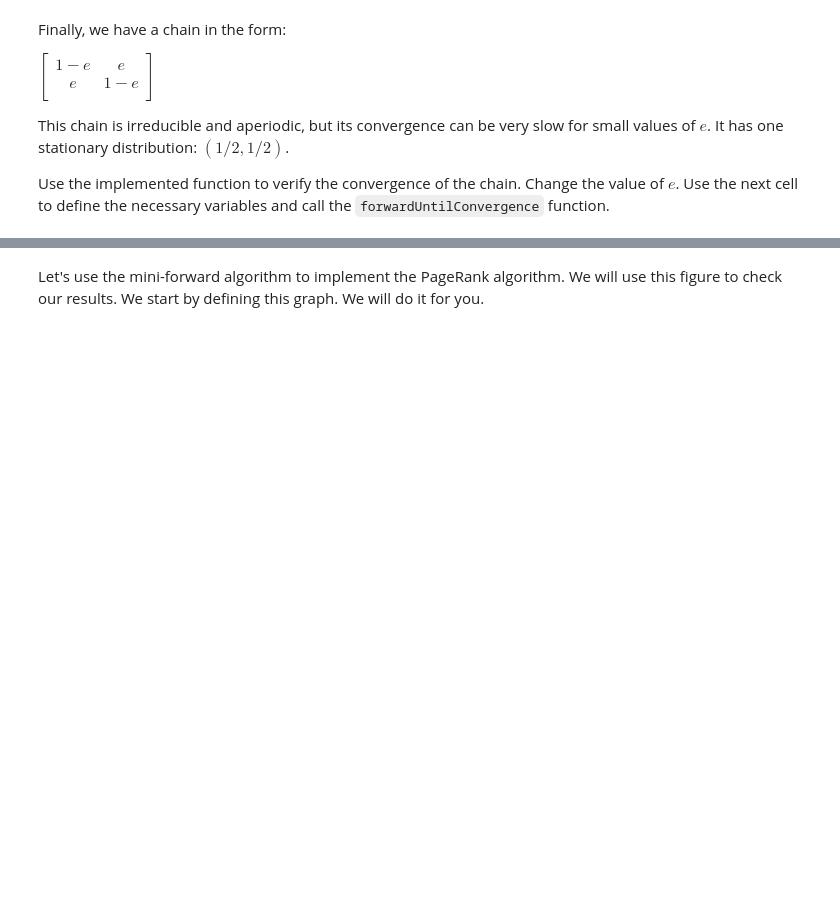
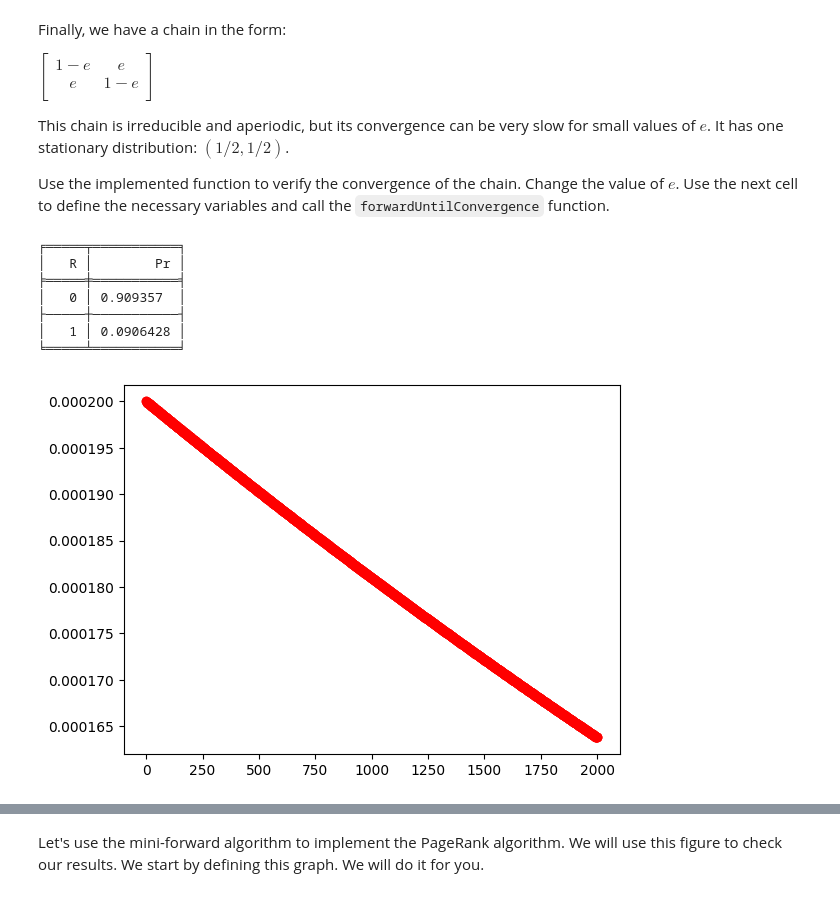
Before and after one commit to Scouttman/blp, a Jupyter notebook: COMP9418_W04_Markov_Chains_and_Hidden_Markov_Models.ipynb, the cells around one changed output, grey strips where cells are left out. Saved outputs shown, nothing was run; the diff lists cells and outputs as text; code cells hidden in the pictures; blank space fills up the shorter version.

```diff
--- a/COMP9418_W04_Markov_Chains_and_Hidden_Markov_Models.ipynb
+++ b/COMP9418_W04_Markov_Chains_and_Hidden_Markov_Models.ipynb
@@ -495,30 +545,39 @@ Use the implemented function to verify the convergence of the chain. Change the
 # %%
 e = 0.0001
 
 outcomeSpace_c4 = {
     'R':(0,1),
     'R_next':(0,1),
 }
 
 t = Factor(('R', 'R_next'), outcomeSpace_c4)
-t.table = ... # TODO
+t.table = [[1-e, e],[e, 1-e]]
 
 s = Factor(('R',), outcomeSpace_c4)
 s.table = np.array(
     [1,0]
 )
 
 ##################
 # Test code
 
 variable_remap = {
     "R_next": "R"
 }
 mm = MarkovModel(s, t, variable_remap)
 errors, state = mm.forwardUntilConvergence()
 print(state)
 plt.plot(errors, 'ro')
 plt.show()
+# %% [output]
+╒═════╤═══════════╕
+│   R │        Pr │
+╞═════╪═══════════╡
+│   0 │ 0.909357  │
+├─────┼───────────┤
+│   1 │ 0.0906428 │
+╘═════╧═══════════╛
+[figure, added]
 # %% [markdown]
 
 # PageRank algorithm
```
Also changed, not shown: parts of 5 cells of this notebook.
